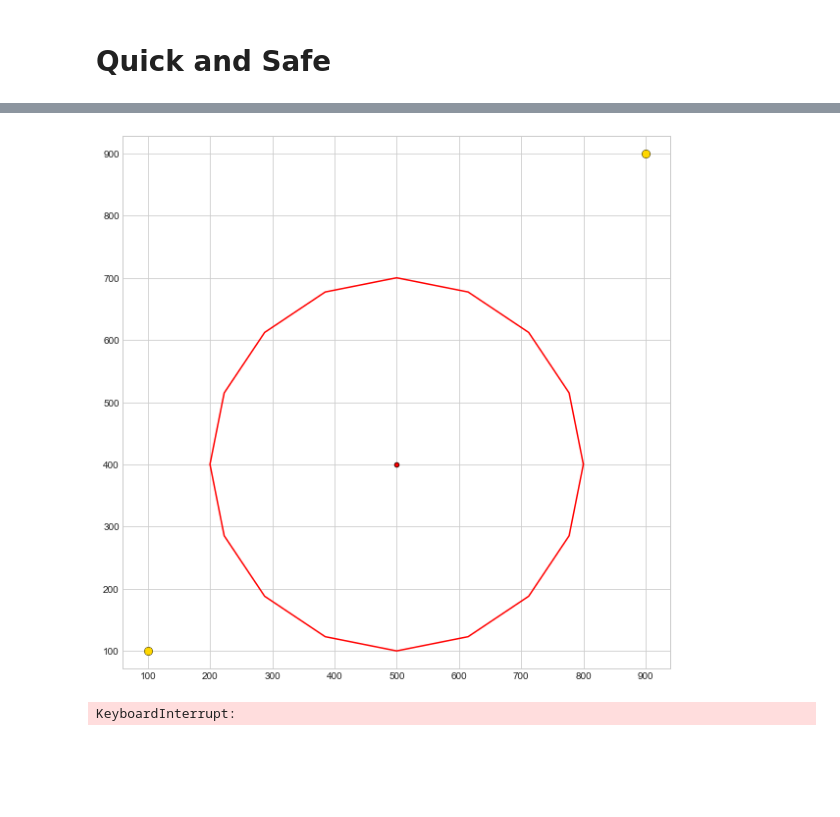
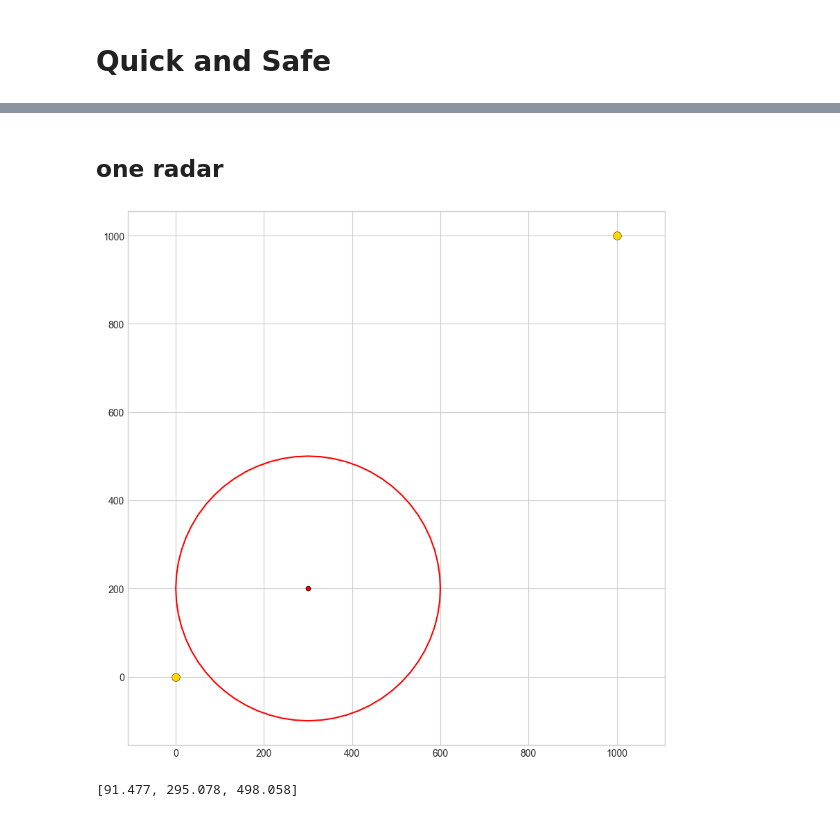
Before and after one commit to Elilgo324/quick-and-safe, a Jupyter notebook: settings/main.ipynb, the cells around one changed output, grey strips where cells are left out. Drawn from its saved outputs; the diff is of its cells as text; code cells hidden in the pictures; blank space fills up the shorter version.

```diff
--- a/settings/main.ipynb
+++ b/settings/main.ipynb
@@ -45,11 +50,0 @@ plt.show()
-# %%
-env = Environment(source=Point(100,100), target=Point(900,900), num_threats=1, seed_value=27)
-env._threats = [Threat(center=Point(500,400), radius=300)]
-env.plot()
-# %% [output]
-[figure, removed]
-# %%
-prm = PRM(env)
-building_time = prm.add_samples(1000)
-# %% [output]
-KeyboardInterrupt:
@@ -59,2 +51,13 @@ prm = grid
+# %% [markdown]
+## one radar
+# %%
+source=Coord(0,0)
+target=Coord(1000,1000)
+threat = Threat(center=Coord(300,200), radius=300)
+env = Environment(source=Coord(0,0), target=Coord(1000,1000), num_threats=1, seed_value=27)
+env._threats = [threat]
+env.plot()
+# %% [output]
+[figure, added]
 # %%
 visibility = VisibilityRoadmap(env)
@@ -66,0 +78,4 @@ constrained_path_300, constrained_length_300, constrained_risk_300, constrained_
+# %%
+[constrained_risk_100, constrained_risk_200, constrained_risk_300, constrained_risk_500]
+# %% [output]
+[91.477, 295.078, 498.058]
```
Also changed, not shown: parts of 21 cells of this notebook, 11 other files.
